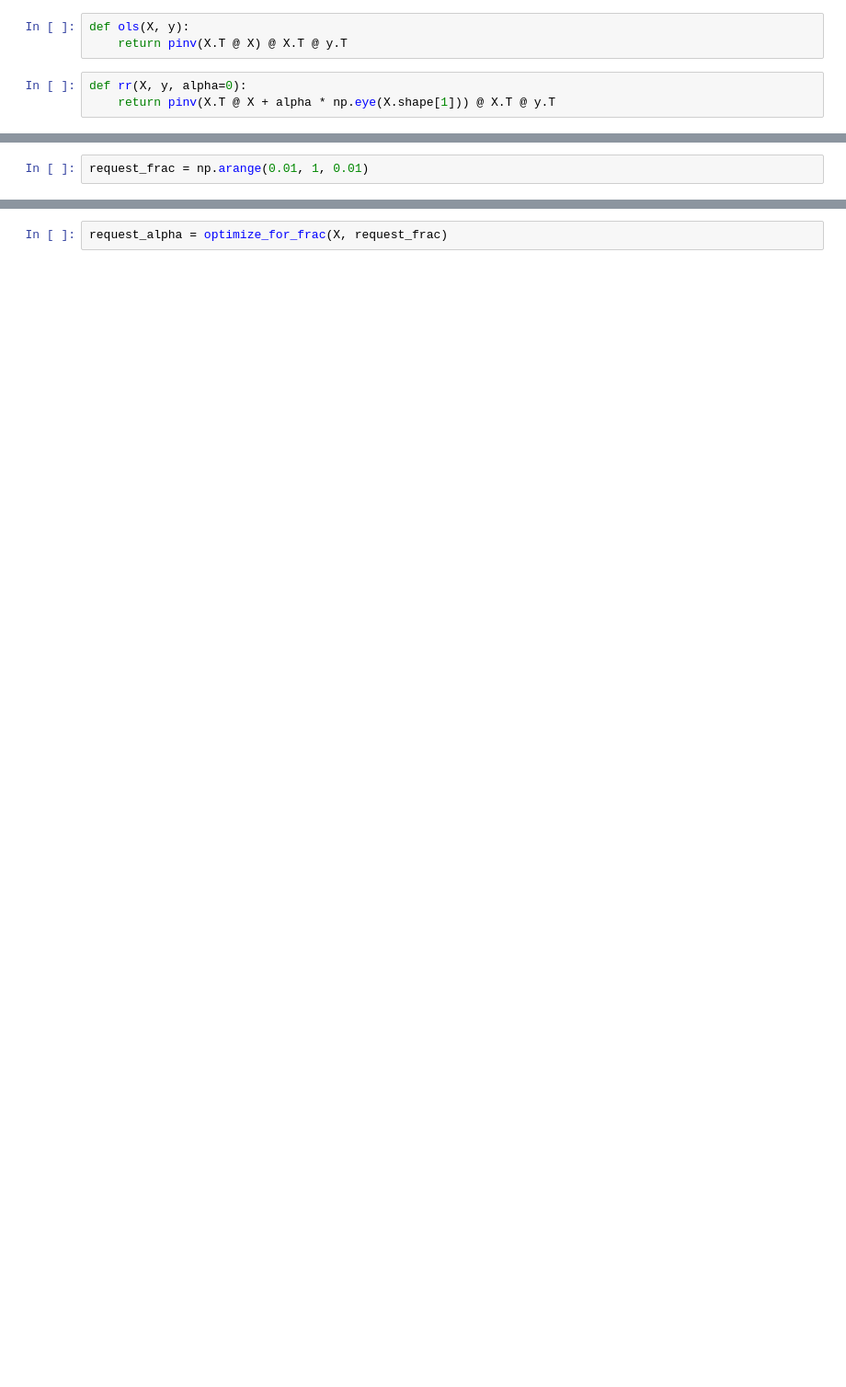
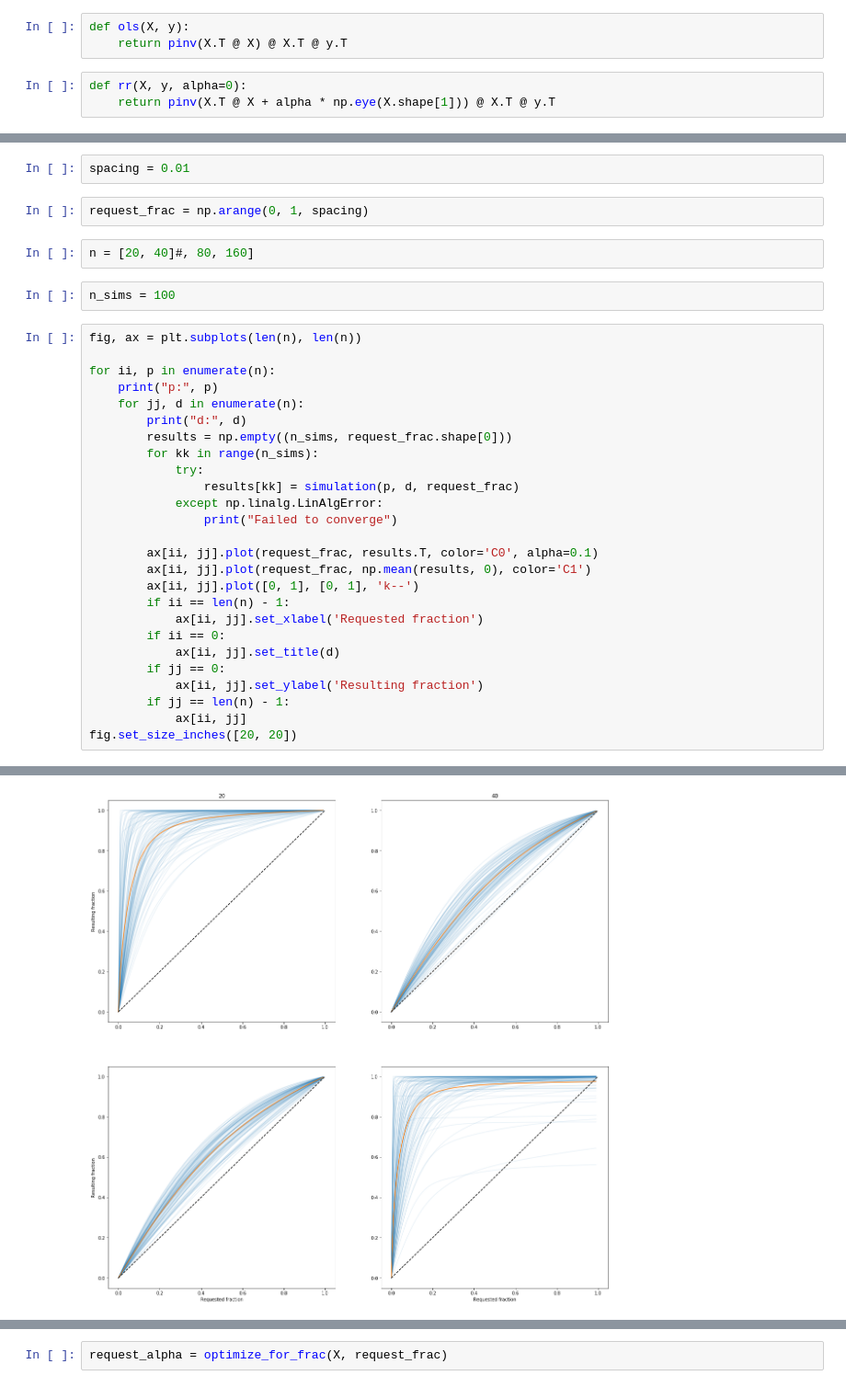
Before and after one commit to nrdg/fracridge, a Jupyter notebook: Untitled.ipynb, the cells around one changed output, grey strips where cells are left out. Shown: that part at 92% size. Drawn from its saved outputs; the diff is of its cells as text; blank space fills up the shorter version.

```diff
--- a/Untitled.ipynb
+++ b/Untitled.ipynb
@@ -44,2 +63,35 @@ from ridge_tools import frac_reduction, vec_len, reg_alpha_flat, optimize_for_fr
+# %%
+spacing = 0.01
 # %%
-request_frac = np.arange(0.01, 1, 0.01)
+request_frac = np.arange(0, 1, spacing)
+# %%
+n = [20, 40]#, 80, 160]
+# %%
+n_sims = 100
+# %%
+fig, ax = plt.subplots(len(n), len(n))
+
+for ii, p in enumerate(n):
+    print("p:", p)
+    for jj, d in enumerate(n):
+        print("d:", d)
+        results = np.empty((n_sims, request_frac.shape[0]))
+        for kk in range(n_sims):
+            try:
+                results[kk] = simulation(p, d, request_frac)
+            except np.linalg.LinAlgError:
+                print("Failed to converge")
+
+        ax[ii, jj].plot(request_frac, results.T, color='C0', alpha=0.1)
+        ax[ii, jj].plot(request_frac, np.mean(results, 0), color='C1')
+        ax[ii, jj].plot([0, 1], [0, 1], 'k--')
+        if ii == len(n) - 1:
+            ax[ii, jj].set_xlabel('Requested fraction')
+        if ii == 0:
+            ax[ii, jj].set_title(d)
+        if jj == 0:
+            ax[ii, jj].set_ylabel('Resulting fraction')
+        if jj == len(n) - 1:
+            ax[ii, jj]
+fig.set_size_inches([20, 20])
+# %% [output]
@@ -45,0 +104 @@ request_frac = np.arange(0.01, 1, 0.01)
+[figure, added]
```
Also changed, not shown: parts of 46 cells of this notebook, 1 other file.
